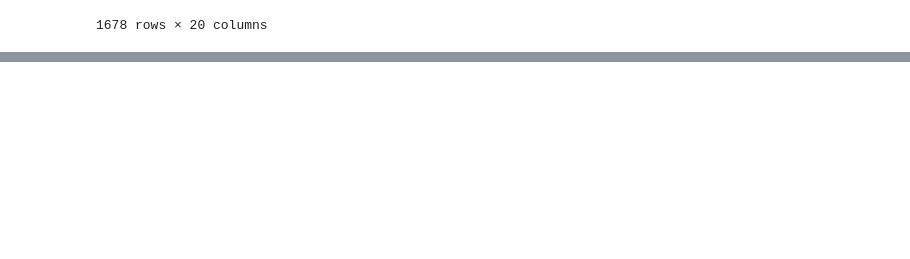
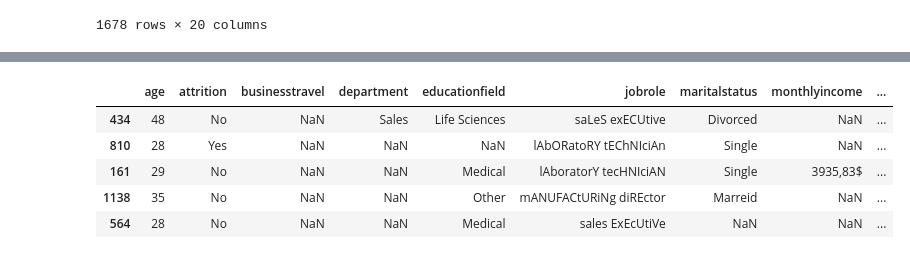
Before and after one commit to ArianaPapantonio/Final_project_module_3, a Jupyter notebook: borrador2.ipynb, the cells around one changed output, grey strips where cells are left out. Cells and saved outputs as stored; diff of their text form; code cells hidden in the pictures; blank space fills up the shorter version.

```diff
--- a/borrador2.ipynb
+++ b/borrador2.ipynb
@@ -588,0 +627,9 @@ df_categoricos
+# %%
+df_categoricos.sample(5)
+# %% [output]
+|  | age | attrition | businesstravel | department | educationfield | jobrole | maritalstatus | monthlyincome | ... |
+| 434 | 48 | No | NaN | Sales | Life Sciences | saLeS exECUtive | Divorced | NaN | ... |
+| 810 | 28 | Yes | NaN | NaN | NaN | lAbORatoRY tEChNIciAn | Single | NaN | ... |
+| 161 | 29 | No | NaN | NaN | Medical | lAboratorY tecHNIciAN | Single | 3935,83$ | ... |
+| 1138 | 35 | No | NaN | NaN | Other | mANUFACtURiNg diREctor | Marreid | NaN | ... |
+| 564 | 28 | No | NaN | NaN | Medical | sales ExEcUtiVe | NaN | NaN | ... |
```
Also changed, not shown: parts of 26 cells of this notebook, 2 other files.
